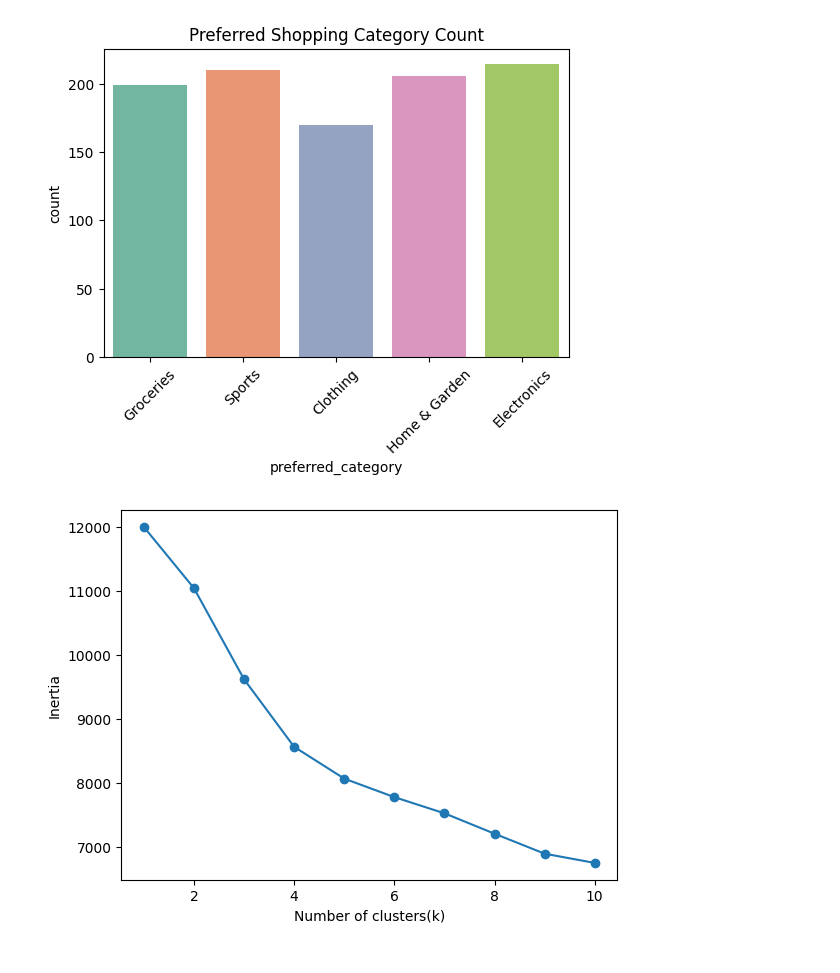
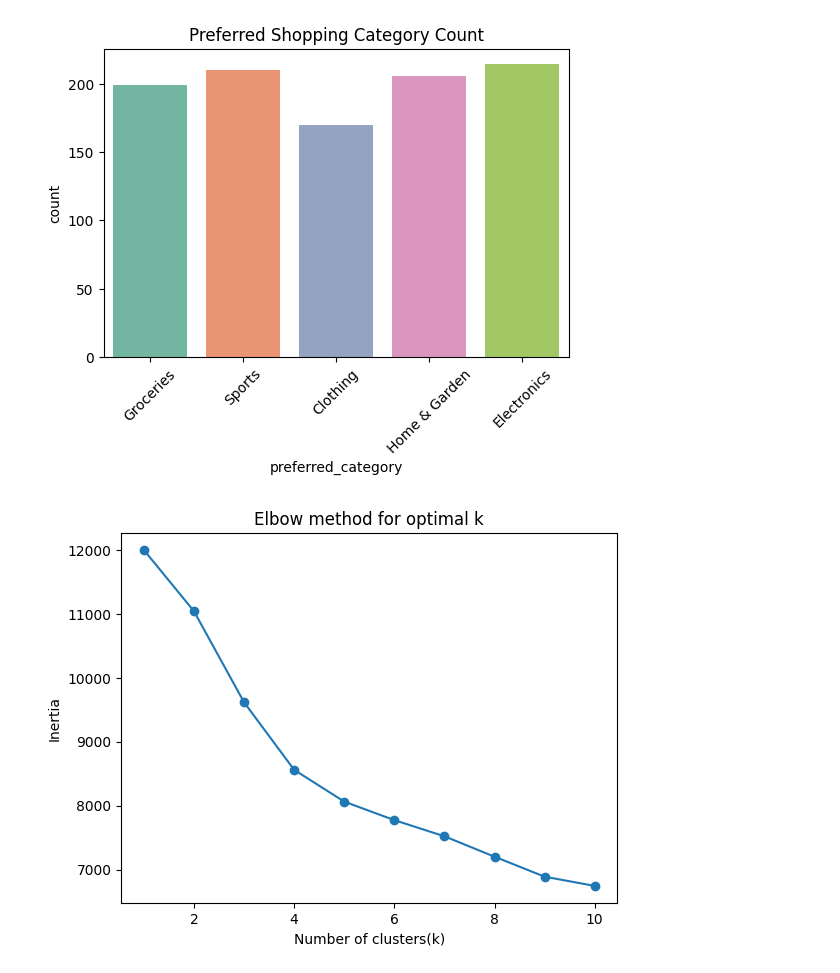
Before and after one commit to suhanikundu/Customer-Segmentation-Data-for-Marketing-Analysis, a Jupyter notebook: train.ipynb, the cells around one changed output. Drawn from its saved outputs; the diff is of its cells as text; code cells hidden in the pictures.

```diff
--- a/train.ipynb
+++ b/train.ipynb
@@ -103,19 +103,20 @@ scaled_data = scaler.fit_transform(df_scaled)
 # %%
 from sklearn.cluster import KMeans
 
 #creates a list
 inertia=[]
 
 #loop chalabo for cluster division
 for k in range(1,11):
     kmeans=KMeans(n_clusters=k, random_state=42) #kmeans is a variable and It stores the KMeans object
     kmeans.fit(scaled_data) # This line runs the actual clustering algorithm on your scaled data for the current k.
     inertia.append(kmeans.inertia_)
 
 #plot the elbow
 plt.plot(range(1,11),inertia,marker='o')
 plt.xlabel('Number of clusters(k)')
 plt.ylabel('Inertia')
+plt.title('Elbow method for optimal k')
 plt.show()
 # %% [output]
-[figure, old version]
+[figure, new version]
```
